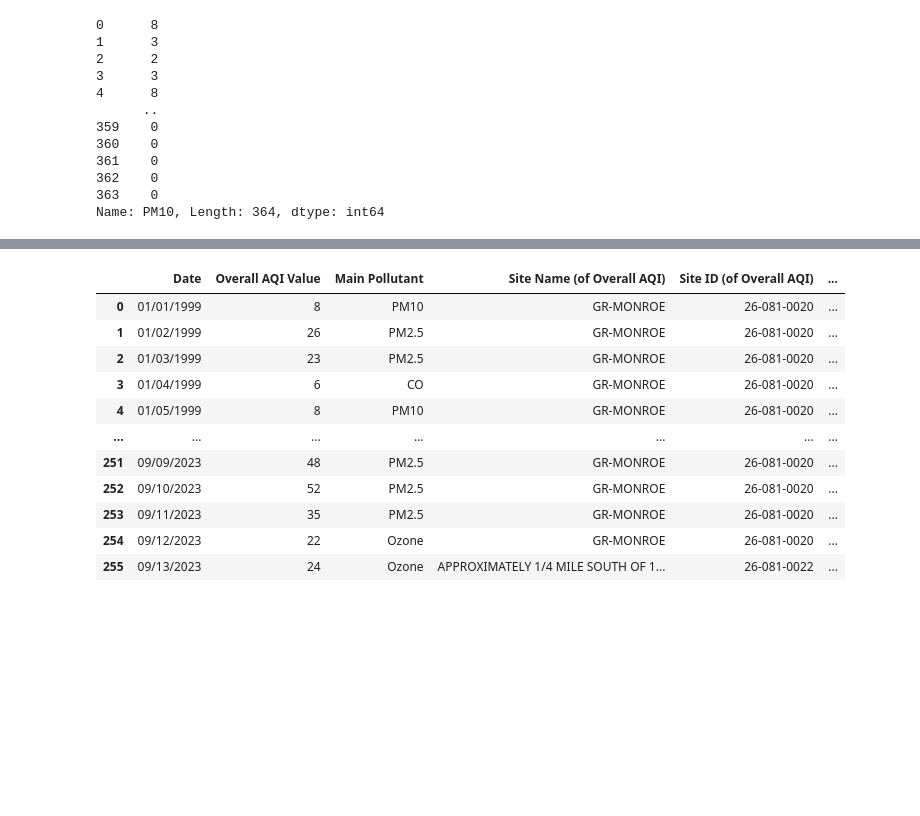
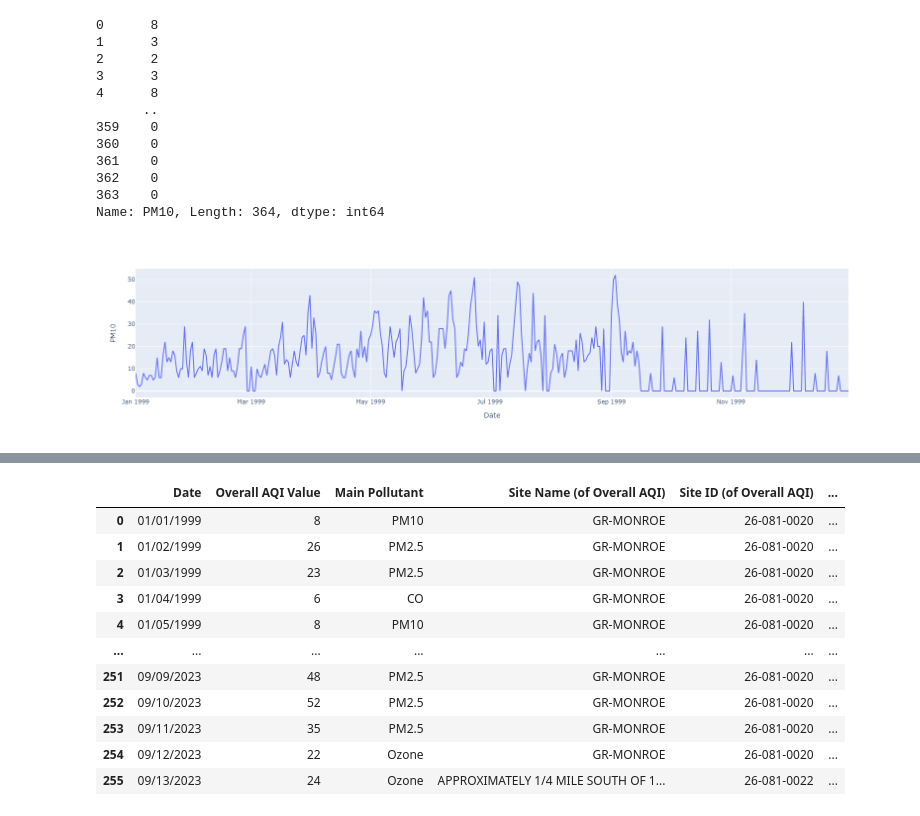
Before and after one commit to tyg3rr/Scribbles, a Jupyter notebook: Climate II .ipynb, the cells around one changed output, grey strips where cells are left out. Cells and saved outputs as stored; diff of their text form; code cells hidden in the pictures; blank space fills up the shorter version.

```diff
--- a/Climate II .ipynb
+++ b/Climate II .ipynb
@@ -133,5 +139,7 @@ df['PM10']
 363    0
 Name: PM10, Length: 364, dtype: int64
 # %%
-px.line(df, x='Date',y='PM10')
+px.line(df, x='Date',y='PM10', width=1600, height=400).show('png')
+# %% [output]
+[figure, added]
 # %%
```
Also changed, not shown: parts of 5 cells of this notebook.
